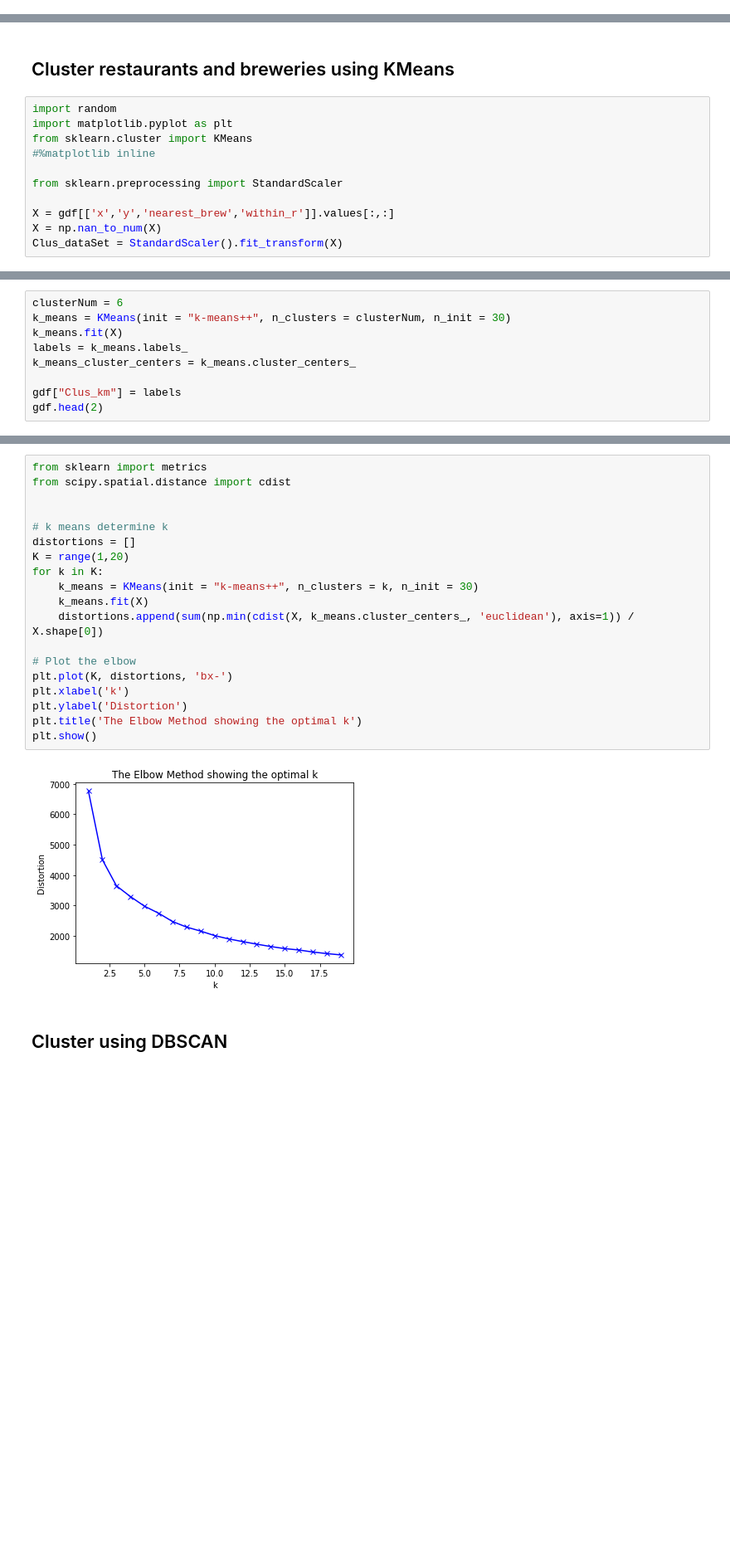
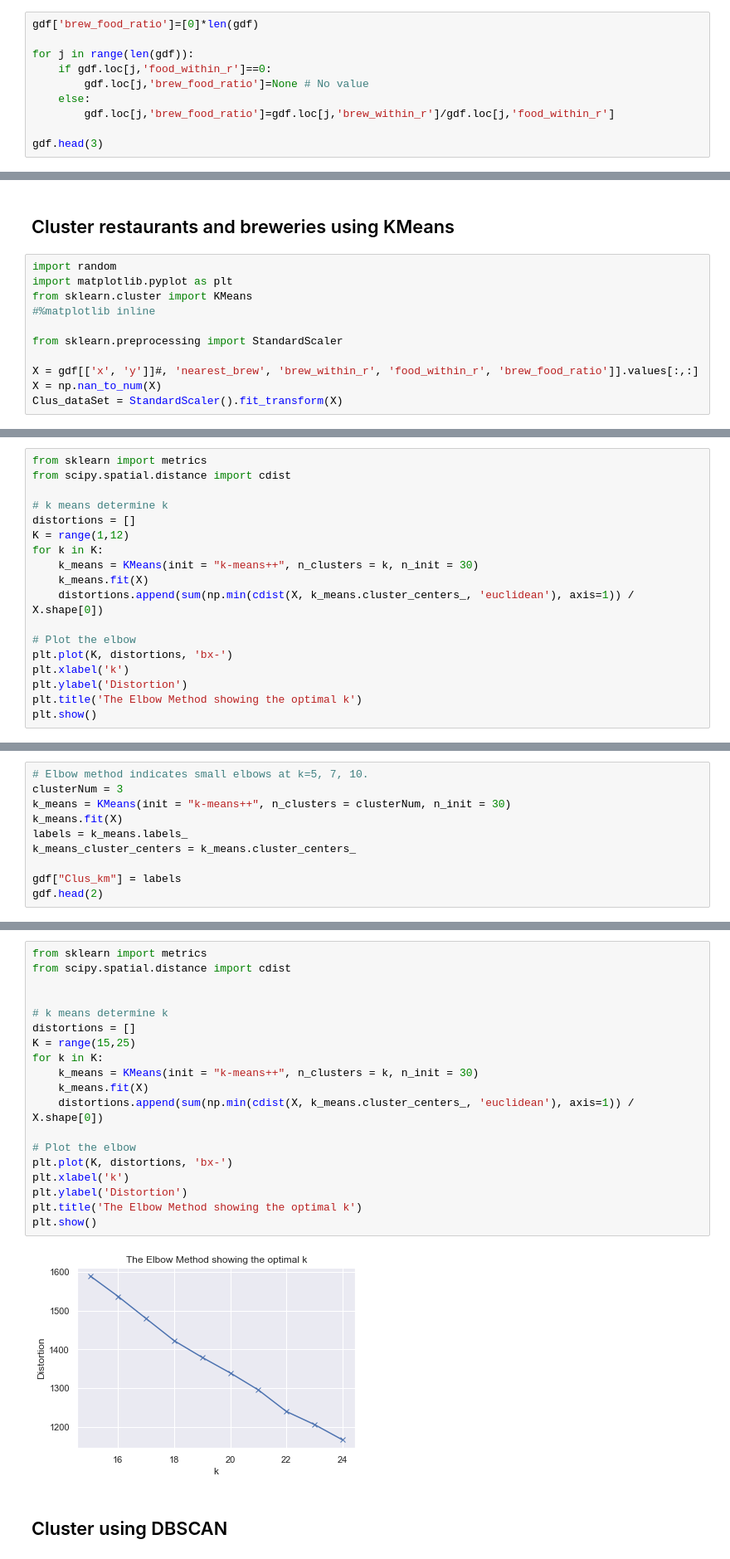
Before and after one commit to no50free/Twin_Cities_Cluster_Analysis, a Jupyter notebook: Capstone Cleaned.ipynb, the cells around one changed output, grey strips where cells are left out. Shown at 83% size. Saved outputs shown, nothing was run; the diff lists cells and outputs as text; blank space fills up the shorter version.

```diff
--- a/Capstone Cleaned.ipynb
+++ b/Capstone Cleaned.ipynb
@@ -537,0 +550,10 @@ for j in range(len(gdf)):
+# %%
+gdf['brew_food_ratio']=[0]*len(gdf)
+
+for j in range(len(gdf)):
+    if gdf.loc[j,'food_within_r']==0:
+        gdf.loc[j,'brew_food_ratio']=None # No value
+    else:
+        gdf.loc[j,'brew_food_ratio']=gdf.loc[j,'brew_within_r']/gdf.loc[j,'food_within_r']
+
+gdf.head(3)
@@ -545,6 +572,6 @@ from sklearn.cluster import KMeans
 
 from sklearn.preprocessing import StandardScaler
 
-X = gdf[['x','y','nearest_brew','within_r']].values[:,:]
+X = gdf[['x', 'y']]#, 'nearest_brew', 'brew_within_r', 'food_within_r', 'brew_food_ratio']].values[:,:]
 X = np.nan_to_num(X)
 Clus_dataSet = StandardScaler().fit_transform(X)
@@ -550,0 +580,18 @@ Clus_dataSet = StandardScaler().fit_transform(X)
+# %%
+from sklearn import metrics
+from scipy.spatial.distance import cdist
+
+# k means determine k
+distortions = []
+K = range(1,12)
+for k in K:
+    k_means = KMeans(init = "k-means++", n_clusters = k, n_init = 30)
+    k_means.fit(X)
+    distortions.append(sum(np.min(cdist(X, k_means.cluster_centers_, 'euclidean'), axis=1)) / X.shape[0])
+
+# Plot the elbow
+plt.plot(K, distortions, 'bx-')
+plt.xlabel('k')
+plt.ylabel('Distortion')
+plt.title('The Elbow Method showing the optimal k')
+plt.show()
@@ -551,5 +600,6 @@ Clus_dataSet = StandardScaler().fit_transform(X)
 # %%
-clusterNum = 6
+# Elbow method indicates small elbows at k=5, 7, 10.
+clusterNum = 3
 k_means = KMeans(init = "k-means++", n_clusters = clusterNum, n_init = 30)
 k_means.fit(X)
 labels = k_means.labels_
@@ -609,24 +658,24 @@ Text(118.90646447560732, 0.5, 'latitude')
 # %%
 from sklearn import metrics
 from scipy.spatial.distance import cdist
 
 
 # k means determine k
 distortions = []
-K = range(1,20)
+K = range(15,25)
 for k in K:
     k_means = KMeans(init = "k-means++", n_clusters = k, n_init = 30)
     k_means.fit(X)
     distortions.append(sum(np.min(cdist(X, k_means.cluster_centers_, 'euclidean'), axis=1)) / X.shape[0])
 
 # Plot the elbow
 plt.plot(K, distortions, 'bx-')
 plt.xlabel('k')
 plt.ylabel('Distortion')
 plt.title('The Elbow Method showing the optimal k')
 plt.show()
 # %% [output]
-[figure, old version]
+[figure, new version]
 # %% [markdown]
 ## Cluster using DBSCAN
 # %%
```
Also changed, not shown: parts of 22 cells of this notebook.
